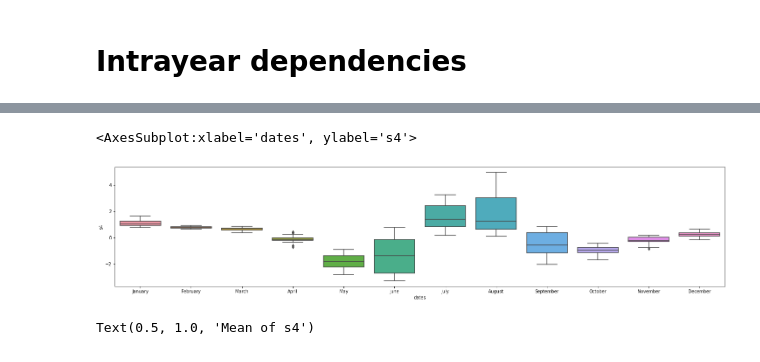
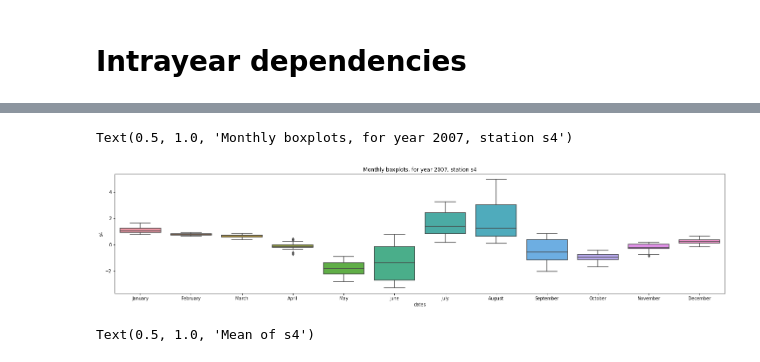
Before and after one commit to saschagaudlitz/Flash, a Jupyter notebook: visualize.ipynb, the cells around one changed output, grey strips where cells are left out. Cells and saved outputs as stored; diff of their text form; code cells hidden in the pictures.

```diff
--- a/visualize.ipynb
+++ b/visualize.ipynb
@@ -67,13 +75,14 @@ Text(0.5, 1.0, 'Month = 8, over all years')
 # %%
 year = 2007
 station = 's4'
 
 fig, ax = plt.subplots(figsize=(25, 5))
 df_plot = df_all[df_all.index.year == year]
 sns.boxplot(y=df_plot[station], x=df_plot.index.month_name(), ax=ax)
+ax.set_title(f'Monthly boxplots, for year {year}, station {station}')
 # %% [output]
-<AxesSubplot:xlabel='dates', ylabel='s4'>
+Text(0.5, 1.0, 'Monthly boxplots, for year 2007, station s4')
-[figure, old version]
+[figure, new version]
 # %%
 station = 's4'
 
```
Also changed, not shown: parts of 8 cells of this notebook, 18 other files.
